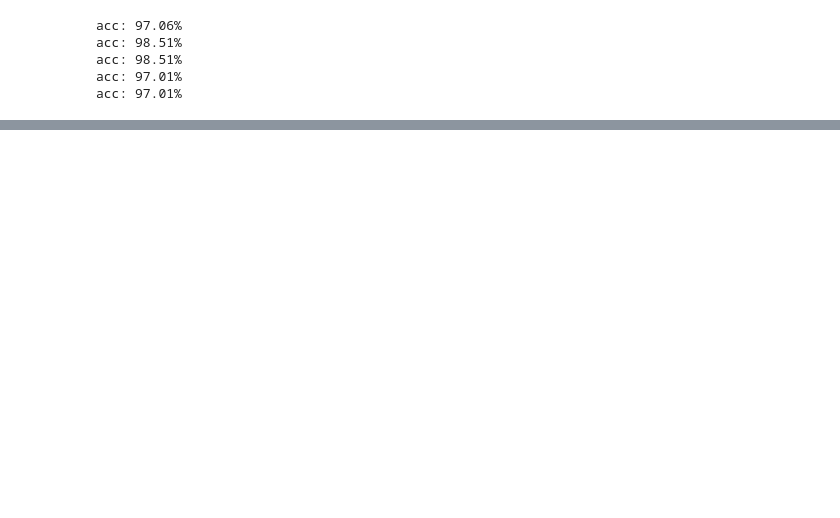
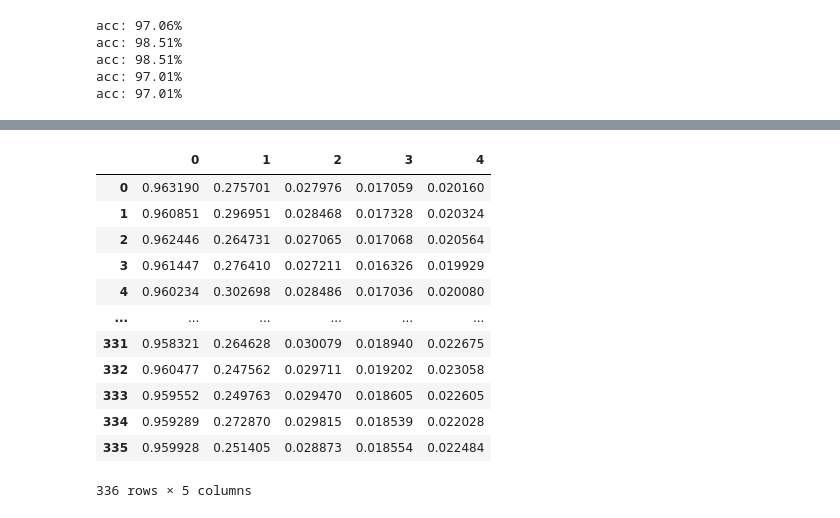
Before and after one commit to vinhali/advanced_monitoring, a Jupyter notebook: neural-network/classification/Sequential model for CPU consumption.ipynb, the cells around one changed output, grey strips where cells are left out. Cells and saved outputs as stored; diff of their text form; code cells hidden in the pictures; blank space fills up the shorter version.

```diff
--- a/neural-network/classification/Sequential model for CPU consumption.ipynb
+++ b/neural-network/classification/Sequential model for CPU consumption.ipynb
@@ -406,3 +392,19 @@ y = model.predict(pd.DataFrame(np.array(X)))
+# %%
+pd.DataFrame(np.array(y))
+# %% [output]
+|  | 0 | 1 | 2 | 3 | 4 |
+| 0 | 0.963190 | 0.275701 | 0.027976 | 0.017059 | 0.020160 |
+| 1 | 0.960851 | 0.296951 | 0.028468 | 0.017328 | 0.020324 |
+| 2 | 0.962446 | 0.264731 | 0.027065 | 0.017068 | 0.020564 |
+| 3 | 0.961447 | 0.276410 | 0.027211 | 0.016326 | 0.019929 |
+| 4 | 0.960234 | 0.302698 | 0.028486 | 0.017036 | 0.020080 |
+| ... | ... | ... | ... | ... | ... |
+| 331 | 0.958321 | 0.264628 | 0.030079 | 0.018940 | 0.022675 |
+| 332 | 0.960477 | 0.247562 | 0.029711 | 0.019202 | 0.023058 |
+| 333 | 0.959552 | 0.249763 | 0.029470 | 0.018605 | 0.022605 |
+| 334 | 0.959289 | 0.272870 | 0.029815 | 0.018539 | 0.022028 |
+| 335 | 0.959928 | 0.251405 | 0.028873 | 0.018554 | 0.022484 |
+336 rows × 5 columns
 # %%
 multiple = []
 for i,j in zip(y,reverse):
```
Also changed, not shown: parts of 13 cells of this notebook.
